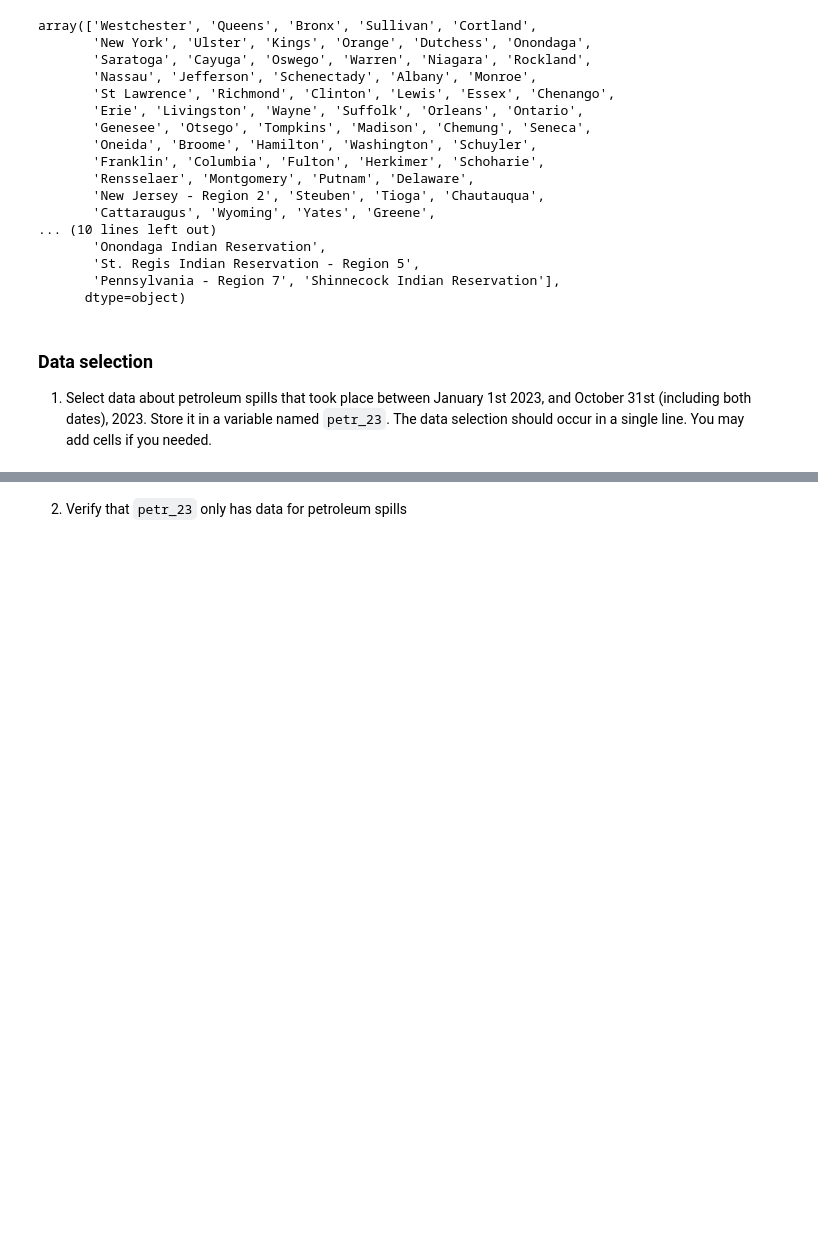
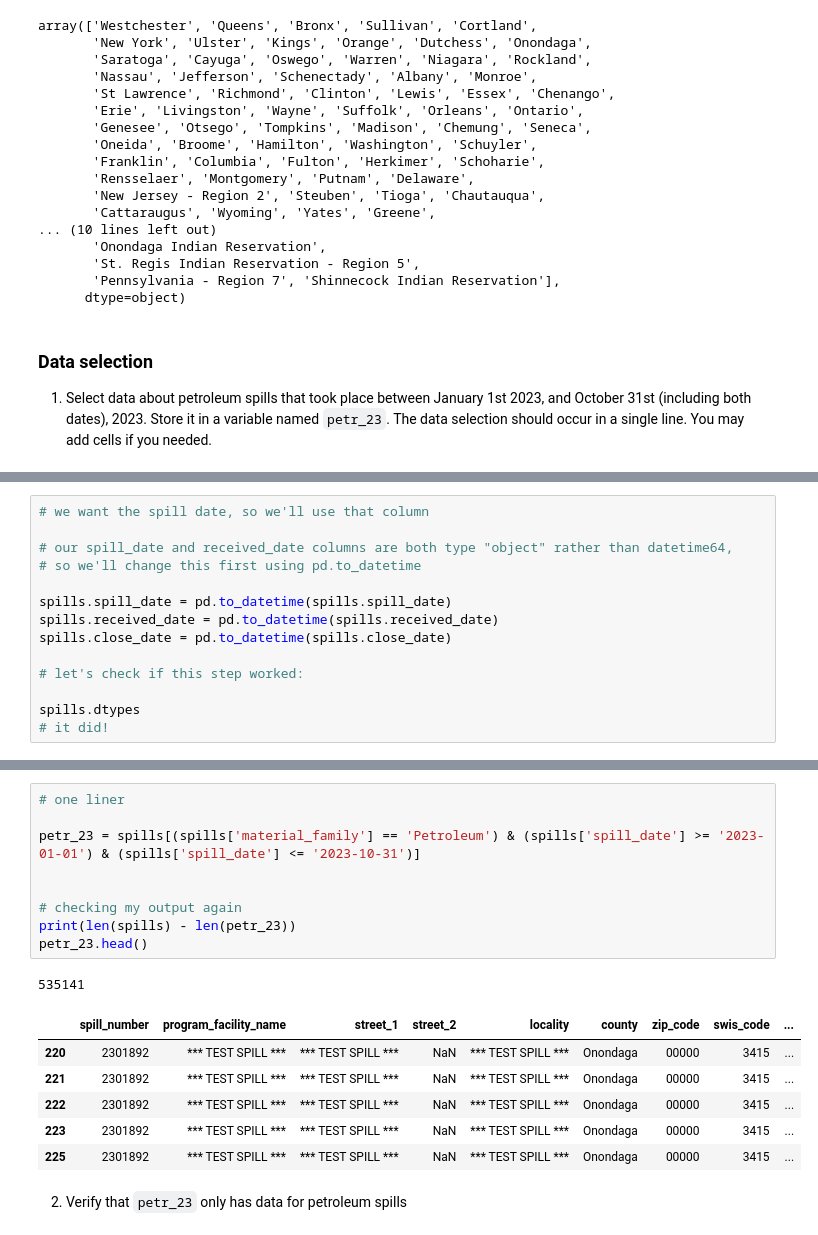
Before and after one commit to a-ramji/eds220-hkw-3, a Jupyter notebook: hwk3-task1-spills.ipynb, the cells around one changed output, grey strips where cells are left out. Cells and saved outputs as stored; diff of their text form; blank space fills up the shorter version.

```diff
--- a/hwk3-task1-spills.ipynb
+++ b/hwk3-task1-spills.ipynb
@@ -188,0 +187,14 @@ array(['Westchester', 'Queens', 'Bronx', 'Sullivan', 'Cortland',
+# %%
+# we want the spill date, so we'll use that column
+
+# our spill_date and received_date columns are both type "object" rather than datetime64,
+# so we'll change this first using pd.to_datetime
+
+spills.spill_date = pd.to_datetime(spills.spill_date)
+spills.received_date = pd.to_datetime(spills.received_date)
+spills.close_date = pd.to_datetime(spills.close_date)
+
+# let's check if this step worked:
+
+spills.dtypes
+# it did!
@@ -189,2 +255,19 @@ array(['Westchester', 'Queens', 'Bronx', 'Sullivan', 'Cortland',
+# %%
+# one liner
+
+petr_23 = spills[(spills['material_family'] == 'Petroleum') & (spills['spill_date'] >= '2023-01-01') & (spills['spill_date'] <= '2023-10-31')]
+
+
+# checking my output again
+print(len(spills) - len(petr_23))
+petr_23.head()
+# %% [output]
+535141
+|  | spill_number | program_facility_name | street_1 | street_2 | locality | county | zip_code | swis_code | ... |
+| 220 | 2301892 | *** TEST SPILL *** | *** TEST SPILL *** | NaN | *** TEST SPILL *** | Onondaga | 00000 | 3415 | ... |
+| 221 | 2301892 | *** TEST SPILL *** | *** TEST SPILL *** | NaN | *** TEST SPILL *** | Onondaga | 00000 | 3415 | ... |
+| 222 | 2301892 | *** TEST SPILL *** | *** TEST SPILL *** | NaN | *** TEST SPILL *** | Onondaga | 00000 | 3415 | ... |
+| 223 | 2301892 | *** TEST SPILL *** | *** TEST SPILL *** | NaN | *** TEST SPILL *** | Onondaga | 00000 | 3415 | ... |
+| 225 | 2301892 | *** TEST SPILL *** | *** TEST SPILL *** | NaN | *** TEST SPILL *** | Onondaga | 00000 | 3415 | ... |
 # %% [markdown]
 2. Verify that `petr_23` only has data for petroleum spills
```
Also changed, not shown: parts of 10 cells of this notebook.
